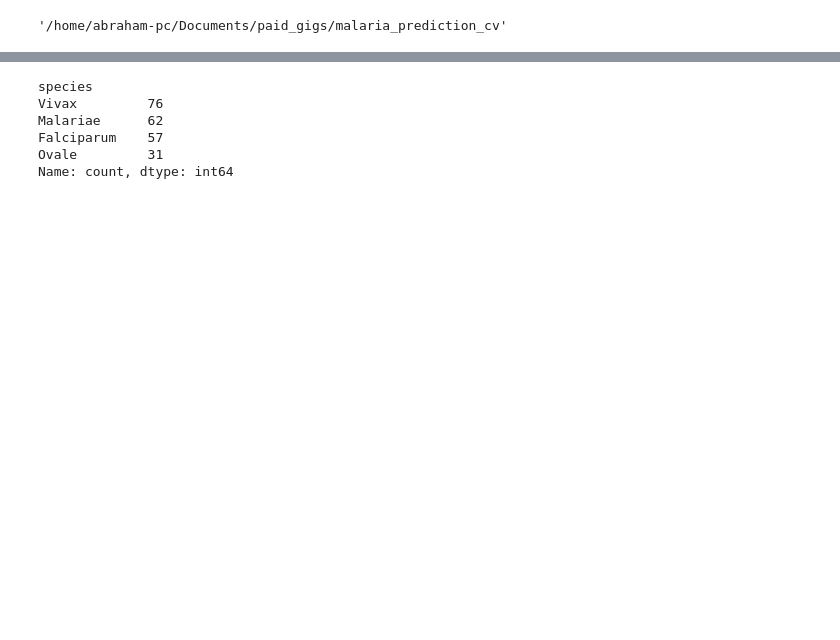
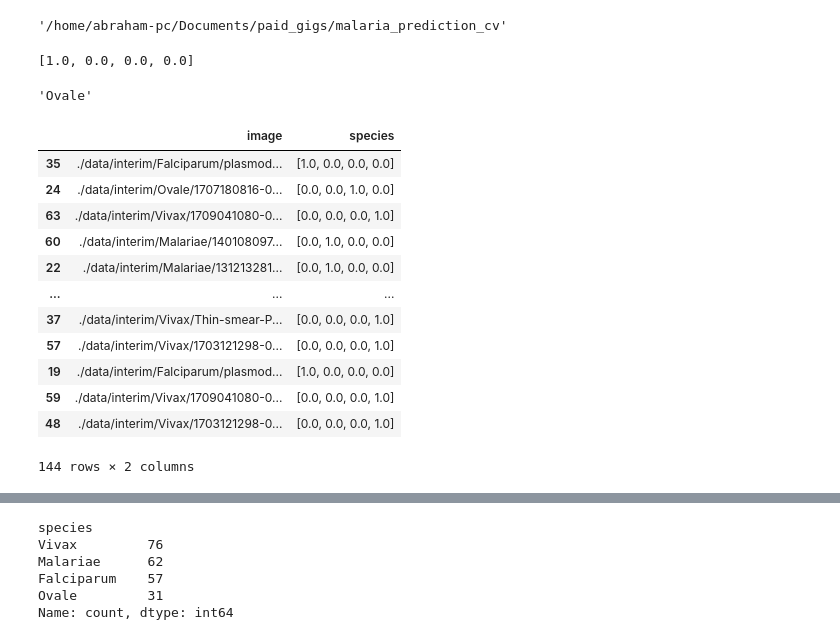
Before and after one commit to theabrahamaudu/malaria_detection_cv, a Jupyter notebook: notebooks/data_exp.ipynb, the cells around one changed output, grey strips where cells are left out. Saved outputs shown, nothing was run; the diff lists cells and outputs as text; code cells hidden in the pictures; blank space fills up the shorter version.

```diff
--- a/notebooks/data_exp.ipynb
+++ b/notebooks/data_exp.ipynb
@@ -83,0 +107,57 @@ train_df, test_df = train_test_split(
+# %%
+def getXY(dataframe, train=False):
+    X = []
+    y = []
+    for image, specie in zip(dataframe['image'], dataframe['species']):
+        img_array = cv2.imread(image)
+        resized_array = cv2.resize(img_array, (224, 224))
+        specie_num = species.index(specie)
+        X.append(resized_array)
+        y.append(specie_num)
+    X = np.array(X).reshape(-1, 224, 224, 3)
+    y = np.array(y)
+    if train:
+        encoder = OneHotEncoder(sparse_output=False)
+        encoder = encoder.fit(y.reshape(-1, 1))
+        joblib.dump(encoder, './src/features/encoder.joblib')
+        encoder = joblib.load('./src/features/encoder.joblib')
+        y = encoder.transform(y.reshape(-1, 1))
+    else:
+        encoder = joblib.load('./src/features/encoder.joblib')
+        y = encoder.transform(y.reshape(-1, 1))
+    return X, y
+# %%
+X_trainfn, y_trainfn = getXY(train_df, train=True)
+# %%
+list(y_trainfn[0])
+# %% [output]
+[1.0, 0.0, 0.0, 0.0]
+# %%
+cat_train['species'].iloc[1]
+# %% [output]
+'Ovale'
+# %%
+def makeCategorical(original_df, categorical_y):
+    cat_df = deepcopy(original_df)
+
+    for i in range(len(cat_df)):
+        cat_df['species'].iloc[i] = categorical_y[i]
+    return cat_df
+# %%
+cat_train = makeCategorical(train_df, y_trainfn)
+# %%
+cat_train
+# %% [output]
+|  | image | species |
+| 35 | ./data/interim/Falciparum/plasmod... | [1.0, 0.0, 0.0, 0.0] |
+| 24 | ./data/interim/Ovale/1707180816-0... | [0.0, 0.0, 1.0, 0.0] |
+| 63 | ./data/interim/Vivax/1709041080-0... | [0.0, 0.0, 0.0, 1.0] |
+| 60 | ./data/interim/Malariae/140108097... | [0.0, 1.0, 0.0, 0.0] |
+| 22 | ./data/interim/Malariae/131213281... | [0.0, 1.0, 0.0, 0.0] |
+| ... | ... | ... |
+| 37 | ./data/interim/Vivax/Thin-smear-P... | [0.0, 0.0, 0.0, 1.0] |
+| 57 | ./data/interim/Vivax/1703121298-0... | [0.0, 0.0, 0.0, 1.0] |
+| 19 | ./data/interim/Falciparum/plasmod... | [1.0, 0.0, 0.0, 0.0] |
+| 59 | ./data/interim/Vivax/1709041080-0... | [0.0, 0.0, 0.0, 1.0] |
+| 48 | ./data/interim/Vivax/1703121298-0... | [0.0, 0.0, 0.0, 1.0] |
+144 rows × 2 columns
```
Also changed, not shown: parts of 18 cells of this notebook, 4 other files.
